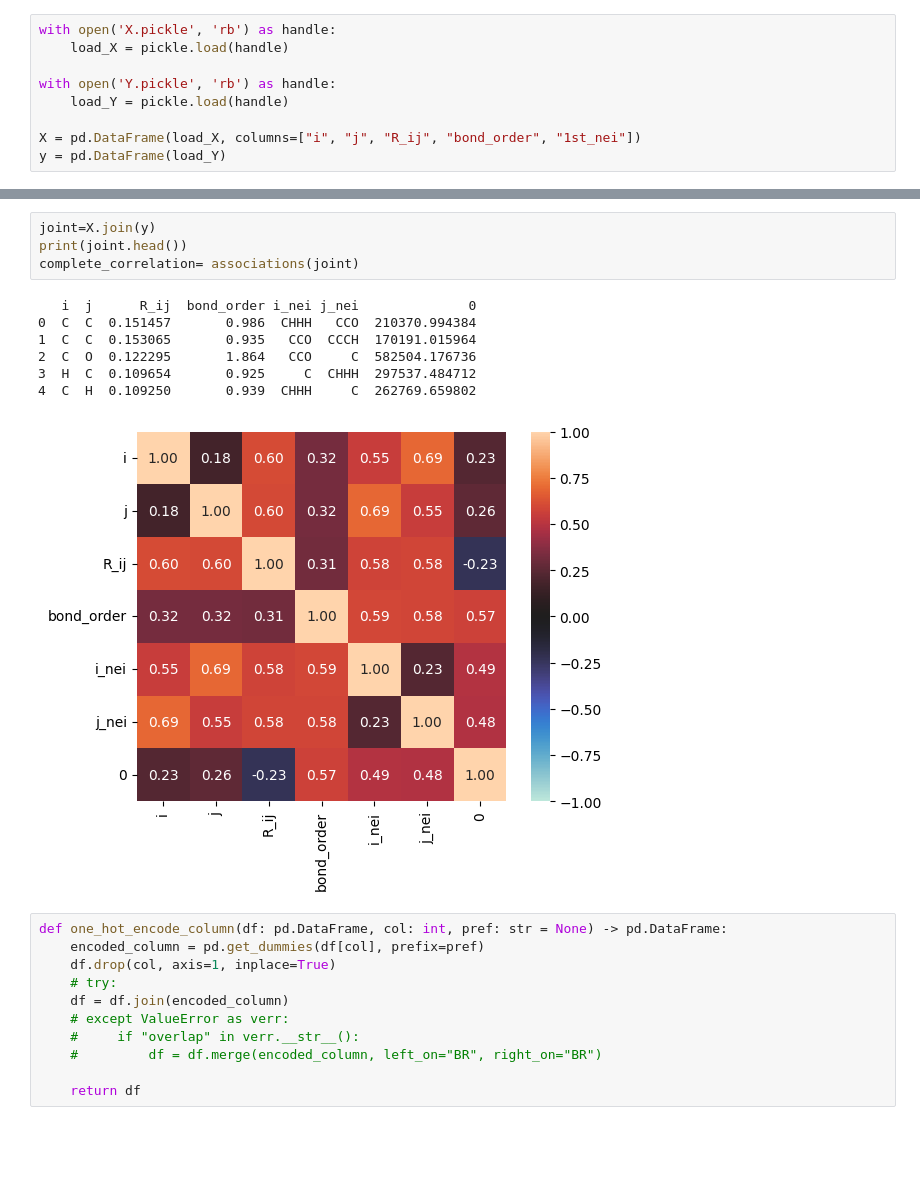
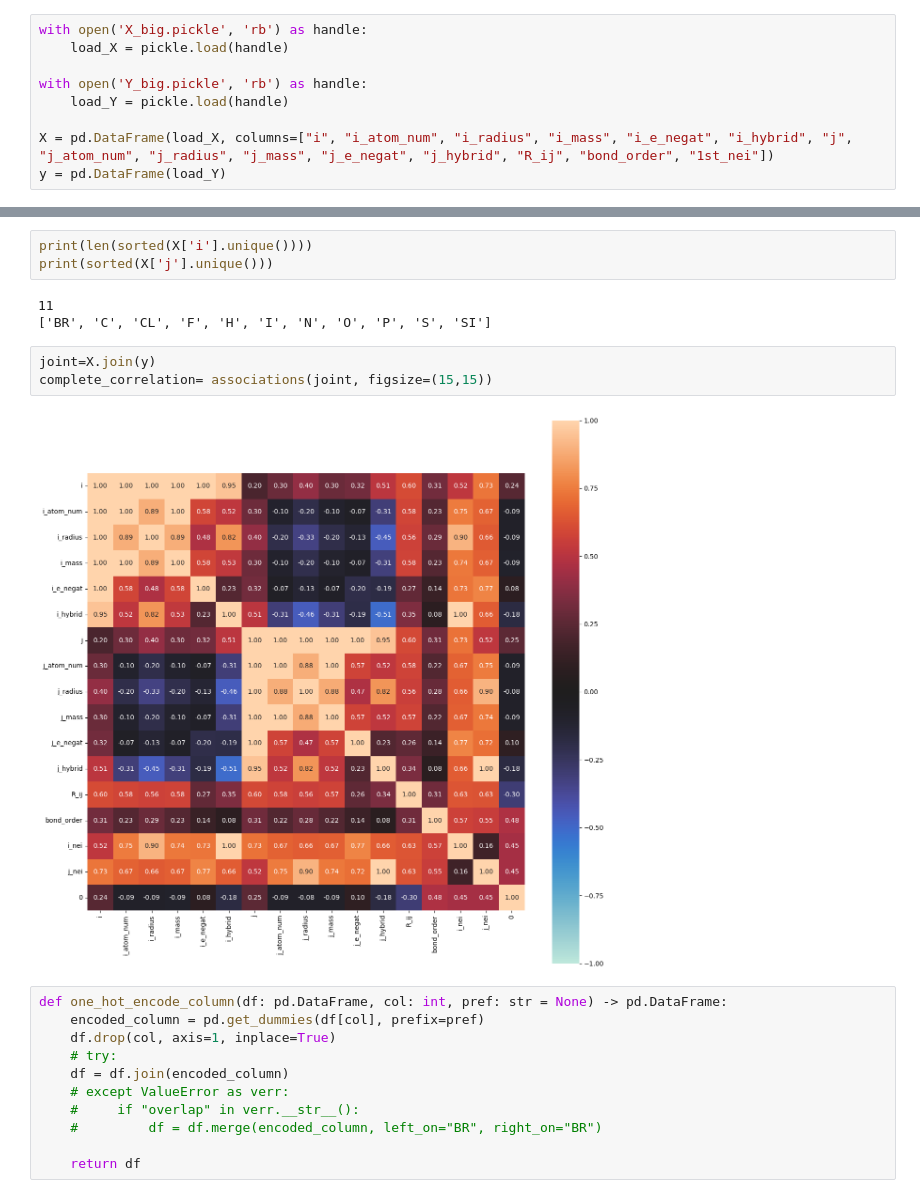
Before and after one commit to OMaraLab/NXMol, a Jupyter notebook: src/model.ipynb, the cells around one changed output, grey strips where cells are left out. Cells and saved outputs as stored; diff of their text form; blank space fills up the shorter version.

```diff
--- a/src/model.ipynb
+++ b/src/model.ipynb
@@ -16,11 +17,11 @@ from IPython.display import display
 # %%
-with open('X.pickle', 'rb') as handle:
+with open('X_big.pickle', 'rb') as handle:
     load_X = pickle.load(handle)
 
-with open('Y.pickle', 'rb') as handle:
+with open('Y_big.pickle', 'rb') as handle:
     load_Y = pickle.load(handle)
 
-X = pd.DataFrame(load_X, columns=["i", "j", "R_ij", "bond_order", "1st_nei"])
+X = pd.DataFrame(load_X, columns=["i", "i_atom_num", "i_radius", "i_mass", "i_e_negat", "i_hybrid", "j", "j_atom_num", "j_radius", "j_mass", "j_e_negat", "j_hybrid", "R_ij", "bond_order", "1st_nei"])
 y = pd.DataFrame(load_Y)
 # %%
 print(X.head())
@@ -66,15 +72,14 @@ for i, cat_feature in enumerate(X[cat_features]):
+# %%
+print(len(sorted(X['i'].unique())))
+print(sorted(X['j'].unique()))
+# %% [output]
+11
+['BR', 'C', 'CL', 'F', 'H', 'I', 'N', 'O', 'P', 'S', 'SI']
 # %%
 joint=X.join(y)
-print(joint.head())
-complete_correlation= associations(joint)
+complete_correlation= associations(joint, figsize=(15,15))
 # %% [output]
-   i  j      R_ij  bond_order i_nei j_nei              0
-0  C  C  0.151457       0.986  CHHH   CCO  210370.994384
-1  C  C  0.153065       0.935   CCO  CCCH  170191.015964
-2  C  O  0.122295       1.864   CCO     C  582504.176736
-3  H  C  0.109654       0.925     C  CHHH  297537.484712
-4  C  H  0.109250       0.939  CHHH     C  262769.659802
-[figure, old version]
+[figure, new version]
 # %%
 def one_hot_encode_column(df: pd.DataFrame, col: int, pref: str = None) -> pd.DataFrame:
     encoded_column = pd.get_dummies(df[col], prefix=pref)
```
Also changed, not shown: parts of 16 cells of this notebook, 9 other files.
